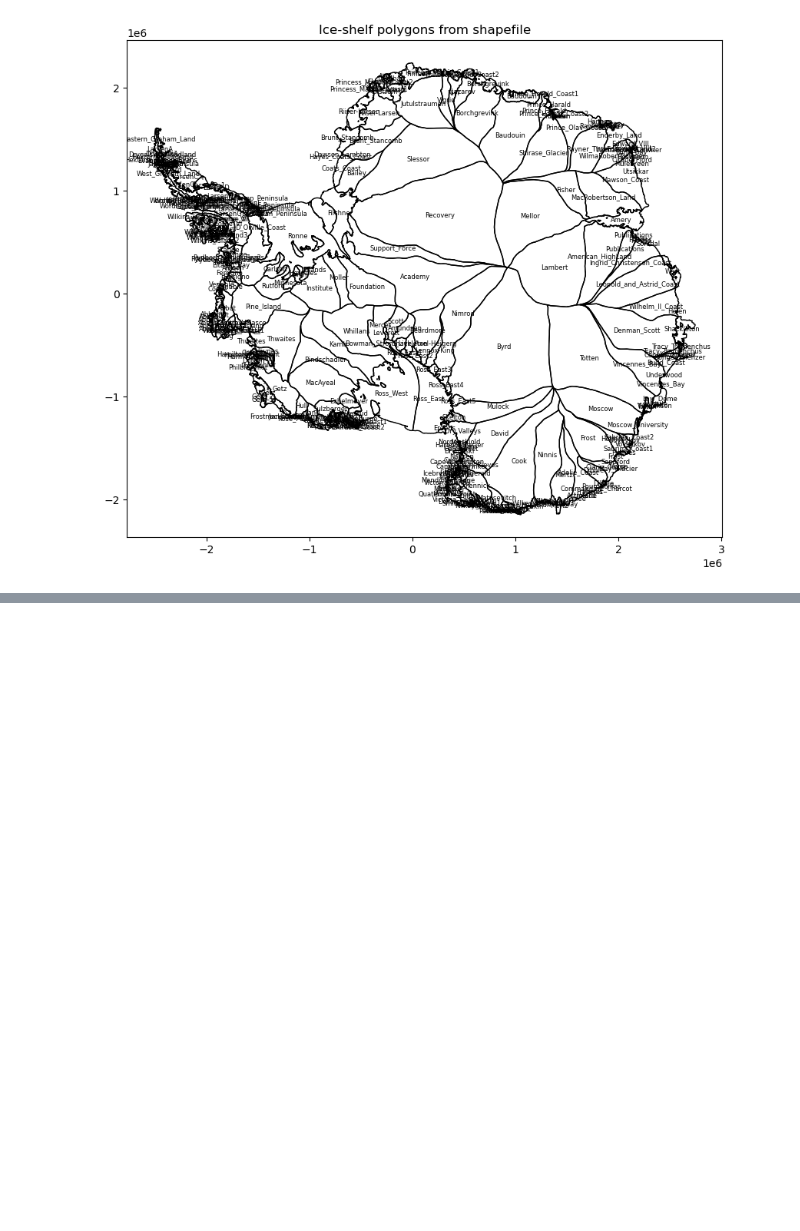
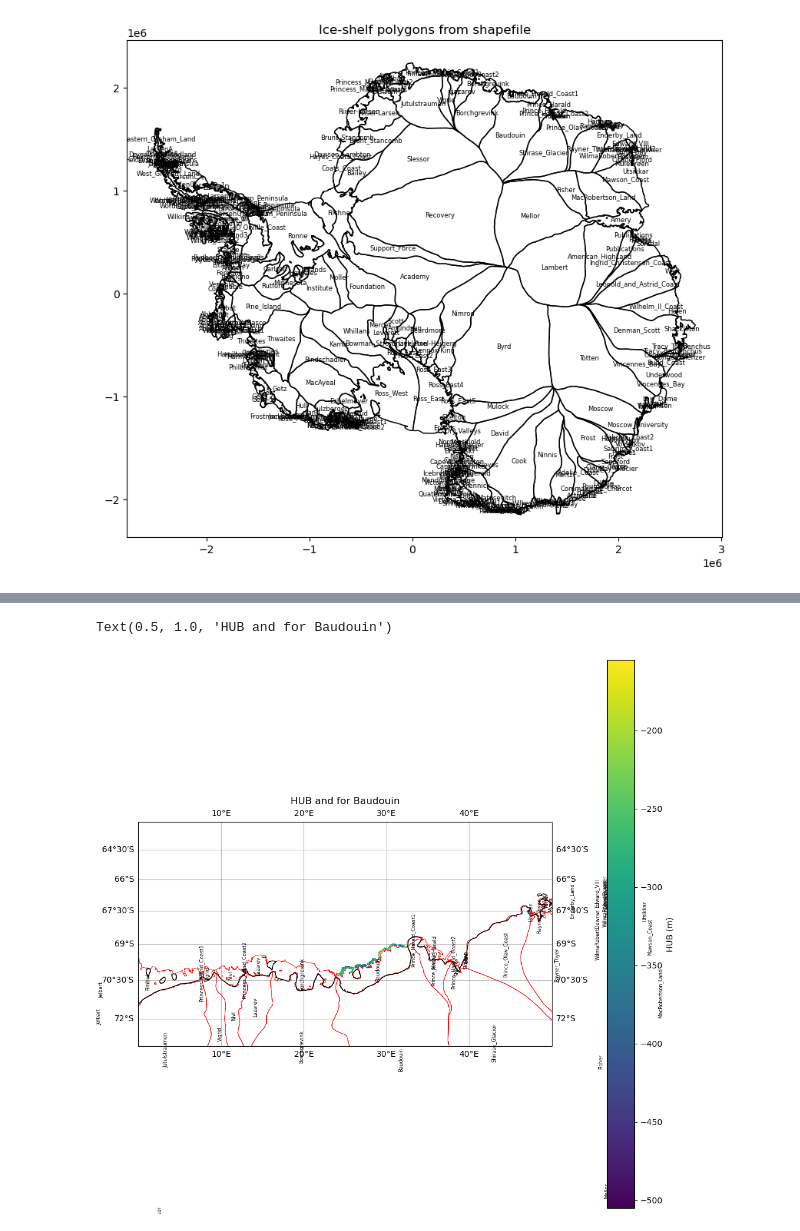
Before and after one commit to edoddridge/antarctic-bathymetry-project, a Jupyter notebook: analysis/basal-melt-parameterisation.ipynb, the cells around one changed output, grey strips where cells are left out. Drawn from its saved outputs; the diff is of its cells as text; code cells hidden in the pictures; blank space fills up the shorter version.

```diff
--- a/analysis/basal-melt-parameterisation.ipynb
+++ b/analysis/basal-melt-parameterisation.ipynb
@@ -611,0 +676,76 @@ Text(0.5, 1.0, 'Shelf assignments and ice-shelf polygons')
+# %%
+# --- Summary plot (0-50E, 63-70S) ---
+region_lon = (0, 50)
+region_lat = (-73, -63)
+
+shelf_name = 'Baudouin'
+
+proj = ccrs.Mercator()  # or PlateCarree() if you prefer lat/lon
+
+# Get the actual lon/lat values for comparison (handle 2D coordinates)
+lon_2d = shelf_da['geolon_t'].values
+lat_2d = shelf_da['geolat_t'].values
+
+# Create mask for the region of interest
+region_mask = ((lon_2d >= region_lon[0]) &
+               (lon_2d <= region_lon[1]) &
+               (lat_2d >= region_lat[0]) &
+               (lat_2d <= region_lat[1]))
+
+# Find which shelf codes actually exist in the full shelf_da where the region mask is True
+region_shelf_codes = sorted([int(code) for code in np.unique(shelf_da.values[region_mask])
+                             if np.isfinite(code)])
+region_shelf_names = [num_to_shelf[code] for code in region_shelf_codes]
+
+fig = plt.figure(figsize=(12, 12))
+ax = fig.add_subplot(1, 1, 1, projection=proj)
+
+# Set extent in PlateCarree lon/lat
+ax.set_extent([region_lon[0], region_lon[1], region_lat[0], region_lat[1]], crs=ccrs.PlateCarree())
+
+# background
+ax.coastlines(resolution='50m', color='black', linewidth=1)
+ax.gridlines(draw_labels=True, dms=True, x_inline=False, y_inline=False, color='gray', alpha=0.5)
+
+# Plot shelf polygons (in PlateCarree)
+shelf.plot(ax=ax, facecolor='none', edgecolor='red', linewidth=0.6,
+        transform=ccrs.SouthPolarStereo(true_scale_latitude=-71))
+
+# Add labels (using polygon centroids)
+# NOTE: This can be crowded; adjust label_size as needed.
+label_size = 6  # adjust this to make labels smaller/larger
+shelf_centroids = shelf.copy()
+shelf_centroids["centroid"] = shelf_centroids.geometry.centroid
+
+# Pick the shelf-name column
+shelf_name_col = "NAME"
+for _, row in shelf_centroids.iterrows():
+    if pd.notna(row[shelf_name_col]):
+        ax.text(
+            row["centroid"].x,
+            row["centroid"].y,
+            str(row[shelf_name_col]),
+            fontsize=label_size,
+            rotation='vertical',
+            ha="center",
+            va="center",
+            clip_on=True,
+            transform=ccrs.SouthPolarStereo(true_scale_latitude=-71)
+        )
+
+
+# Plot shelf assignments with pcolormesh
+im = ax.pcolormesh(topogs_with_hub['geolon_t'].sel(bathy_product='DTU_DKL'),
+                    topogs_with_hub['geolat_t'].sel(bathy_product='DTU_DKL'),
+                    topogs_with_hub['HUB'].sel(bathy_product='DTU_DKL').where(grounding_zone_da==shelf_to_num[shelf_name]),
+                   transform=ccrs.PlateCarree())
+
+# Create colorbar
+cbar = plt.colorbar(im, ax=ax, pad=0.1, shrink=1.0, orientation='vertical')
+cbar.set_label('HUB (m)', fontsize=10)
+
+
+ax.set_title('HUB and for {0}'.format(shelf_name))
+# %% [output]
+Text(0.5, 1.0, 'HUB and for Baudouin')
+[figure, added]
```
Also changed, not shown: parts of 40 cells of this notebook.
